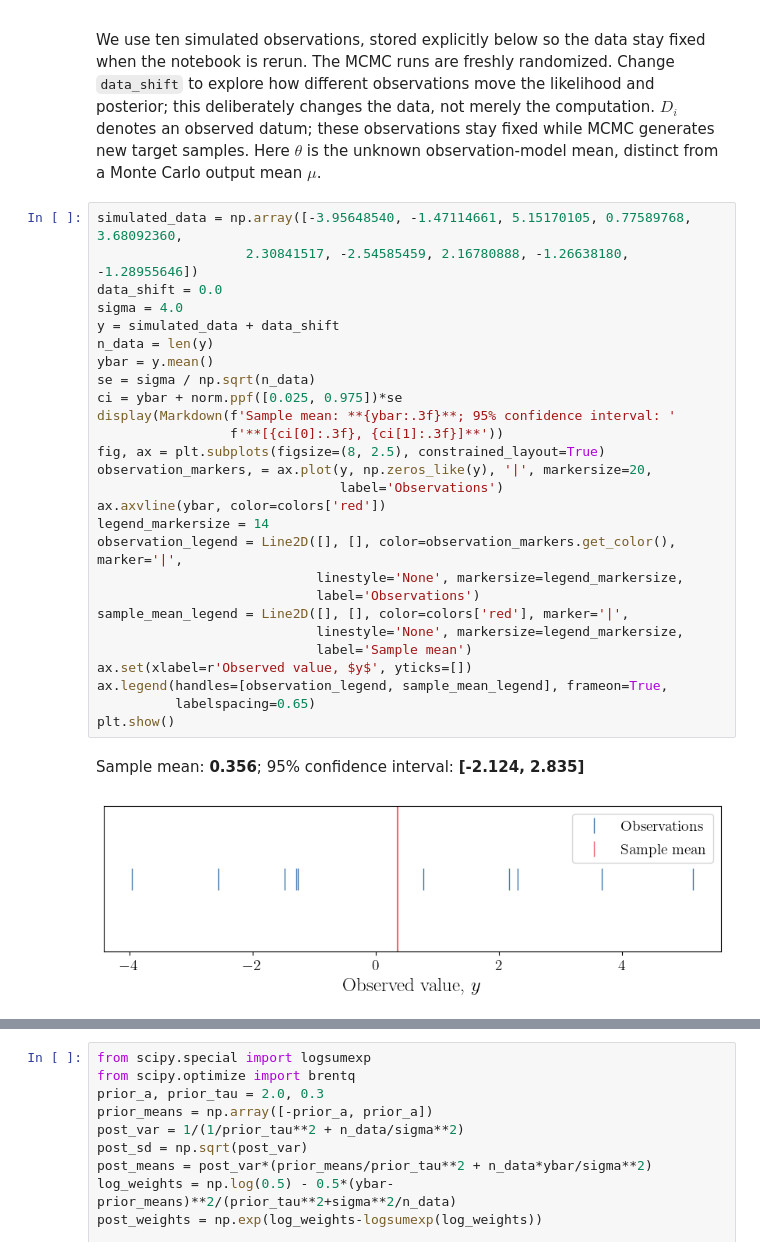
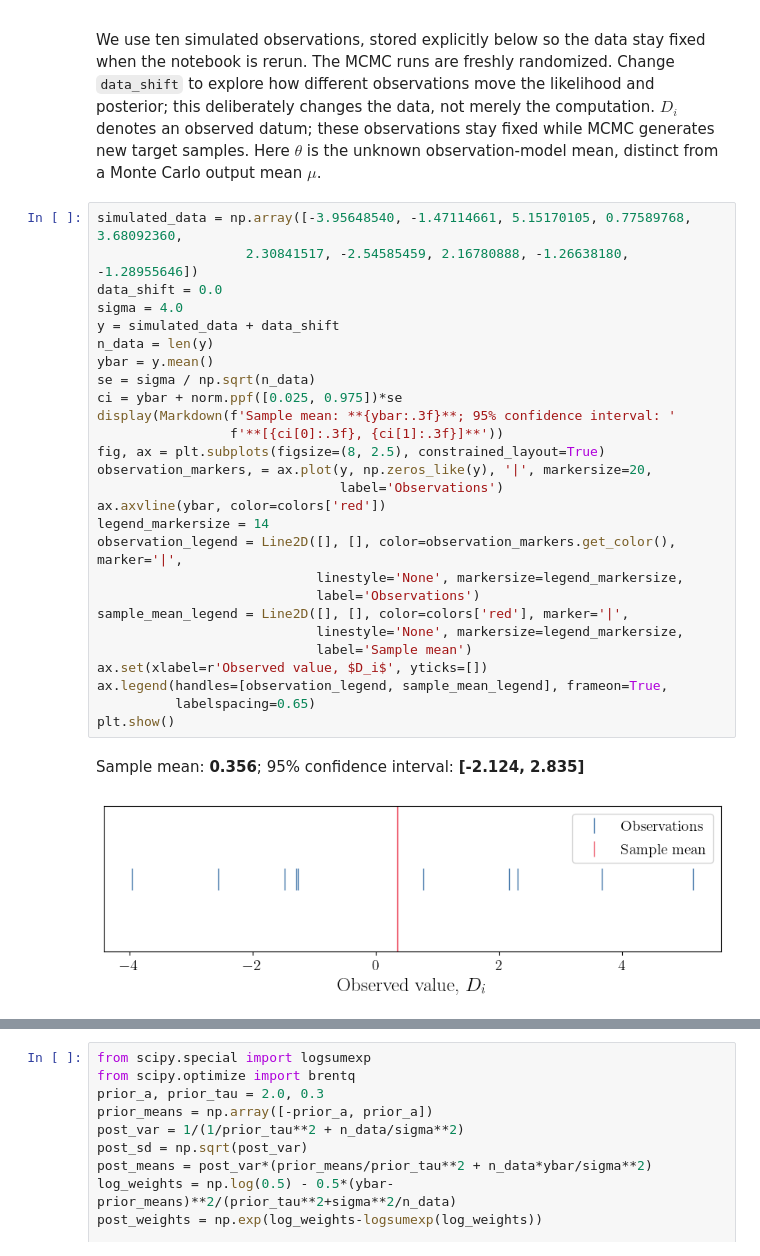
Before and after one commit to fjhickernell/MATH565Fall2026, a Jupyter notebook: notebooks/applications/BayesianMCMC.ipynb, the cells around one changed output, grey strips where cells are left out. Drawn from its saved outputs; the diff is of its cells as text.

```diff
--- a/notebooks/applications/BayesianMCMC.ipynb
+++ b/notebooks/applications/BayesianMCMC.ipynb
@@ -123,33 +123,33 @@ $D_i$ denotes an observed datum; these observations stay fixed while MCMC genera
 # %%
 simulated_data = np.array([-3.95648540, -1.47114661, 5.15170105, 0.77589768, 3.68092360,
                    2.30841517, -2.54585459, 2.16780888, -1.26638180, -1.28955646])
 data_shift = 0.0
 sigma = 4.0
 y = simulated_data + data_shift
 n_data = len(y)
 ybar = y.mean()
 se = sigma / np.sqrt(n_data)
 ci = ybar + norm.ppf([0.025, 0.975])*se
 display(Markdown(f'Sample mean: **{ybar:.3f}**; 95% confidence interval: '
                  f'**[{ci[0]:.3f}, {ci[1]:.3f}]**'))
 fig, ax = plt.subplots(figsize=(8, 2.5), constrained_layout=True)
 observation_markers, = ax.plot(y, np.zeros_like(y), '|', markersize=20,
                                label='Observations')
 ax.axvline(ybar, color=colors['red'])
 legend_markersize = 14
 observation_legend = Line2D([], [], color=observation_markers.get_color(), marker='|',
                             linestyle='None', markersize=legend_markersize,
                             label='Observations')
 sample_mean_legend = Line2D([], [], color=colors['red'], marker='|',
                             linestyle='None', markersize=legend_markersize,
                             label='Sample mean')
-ax.set(xlabel=r'Observed value, $y$', yticks=[])
+ax.set(xlabel=r'Observed value, $D_i$', yticks=[])
 ax.legend(handles=[observation_legend, sample_mean_legend], frameon=True,
           labelspacing=0.65)
 plt.show()
 # %% [output]
 Sample mean: **0.356**; 95% confidence interval: **[-2.124, 2.835]**
-[figure, old version]
+[figure, new version]
 # %% [markdown]
 ## Prior, likelihood, and posterior
 
```
Also changed, not shown: parts of 1 cell of this notebook, 11 other files.
